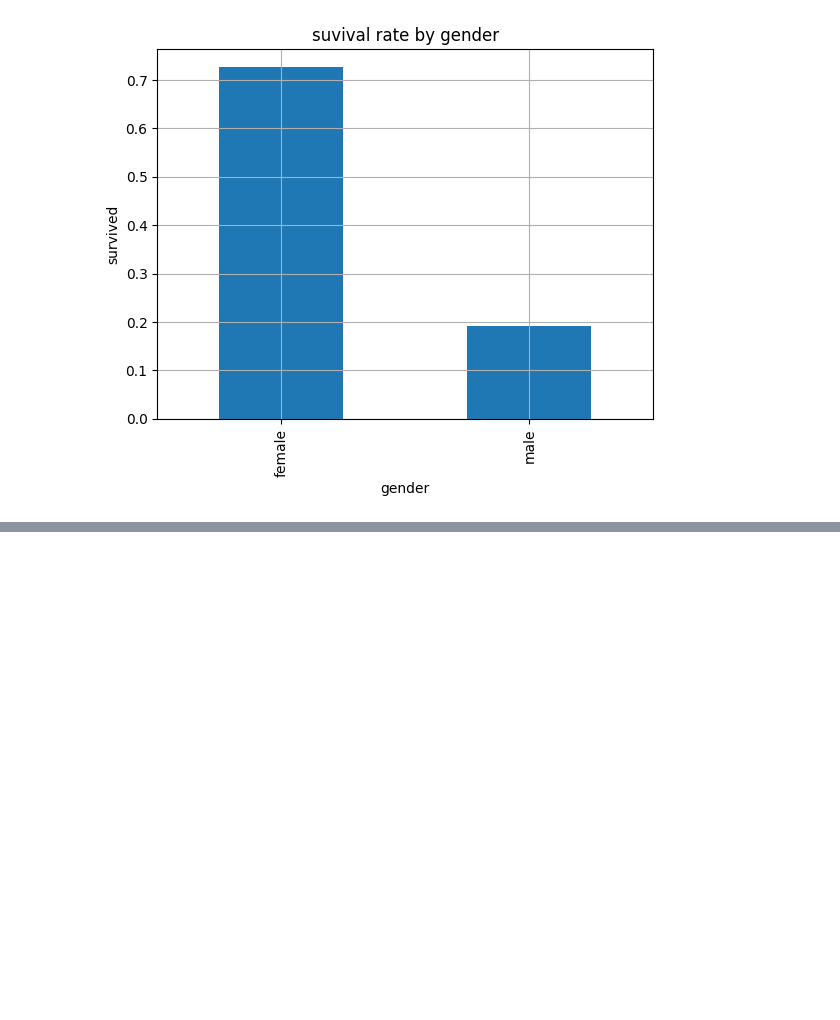
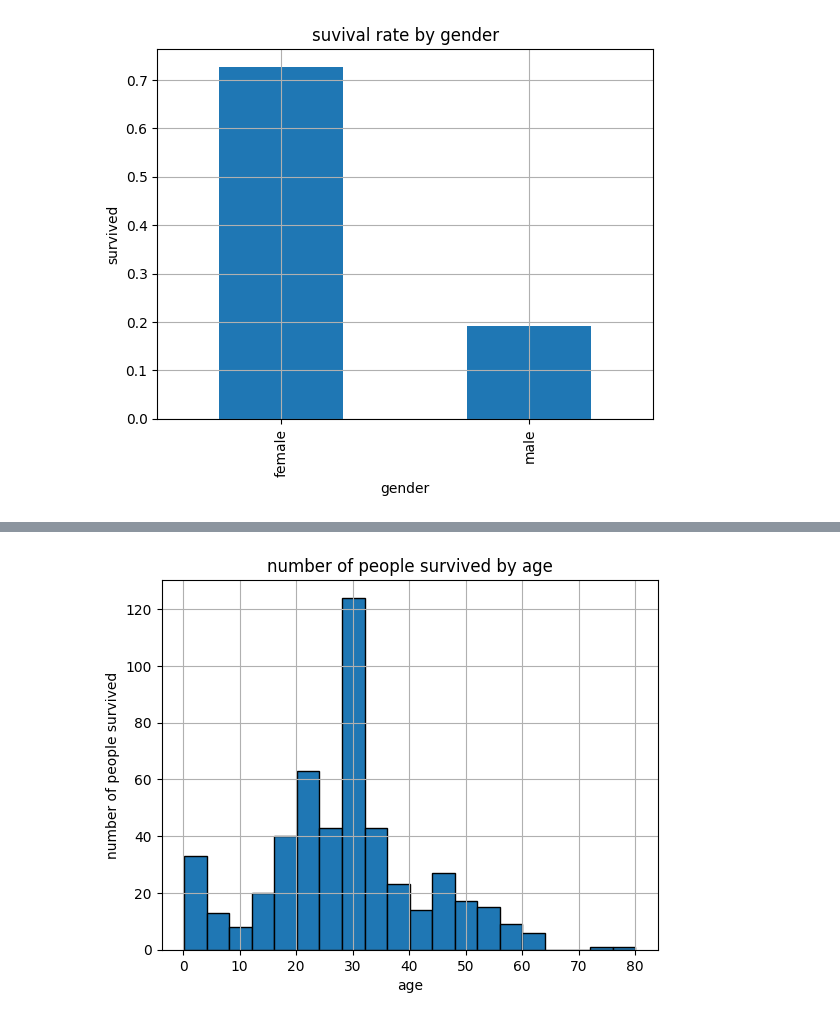
Before and after one commit to bvkiran8058/Data-Science-with-GenAI, a Jupyter notebook: EDA/Stage-1 Beginner Level.ipynb, the cells around one changed output, grey strips where cells are left out. Drawn from its saved outputs; the diff is of its cells as text; code cells hidden in the pictures; blank space fills up the shorter version.

```diff
--- a/EDA/Stage-1 Beginner Level.ipynb
+++ b/EDA/Stage-1 Beginner Level.ipynb
@@ -317,0 +331,10 @@ plt.show()
+# %%
+survival_rate_by_age = dataset.groupby('survived').get_group(1)['age']
+survival_rate_by_age.plot(kind='hist', bins=20, edgecolor='black')
+plt.xlabel('age')
+plt.ylabel('number of people survived')
+plt.title('number of people survived by age')
+plt.grid(True)
+plt.show()
+# %% [output]
+[figure, added]
```
Also changed, not shown: parts of 16 cells of this notebook, 1 other file.
